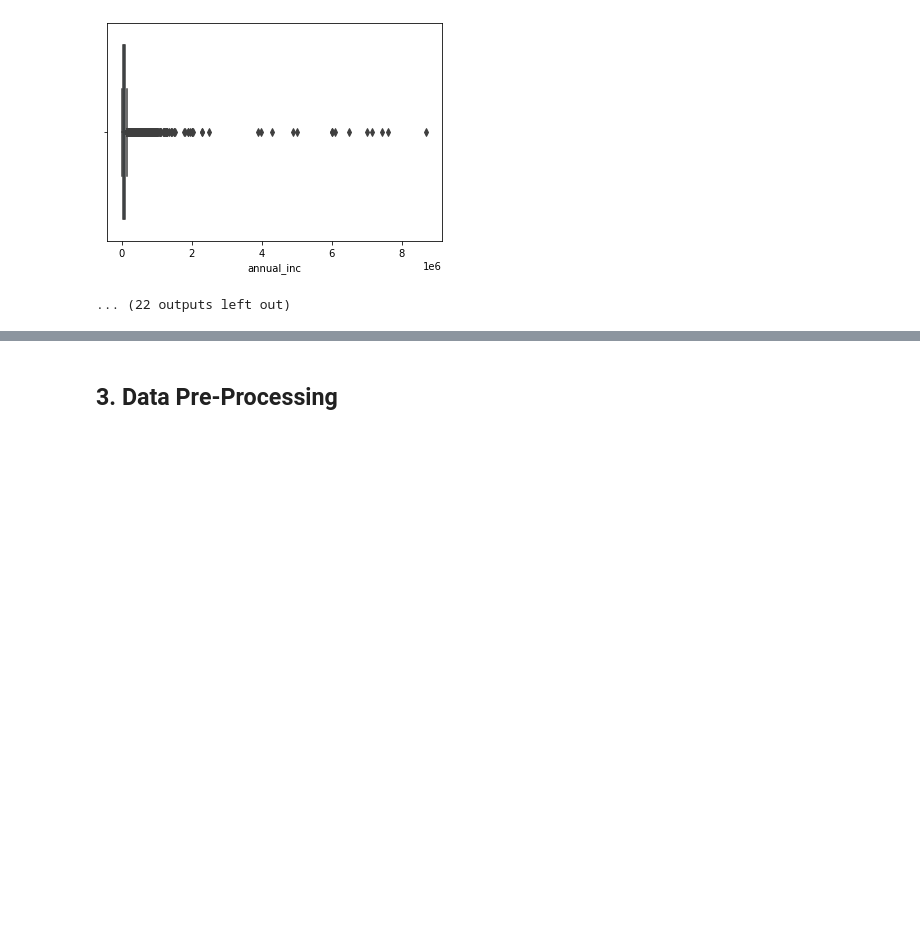
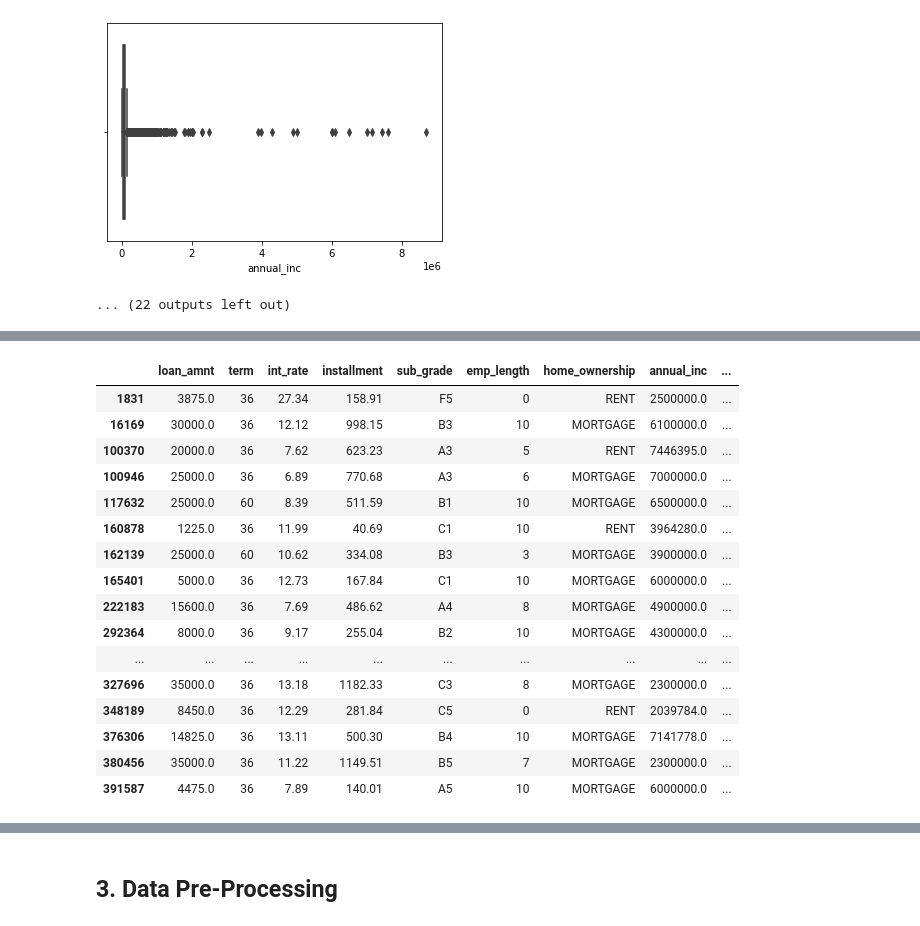
Before and after one commit to Sam-Power/031_dl_loan_status, a Jupyter notebook: 031_dl_loan_status.ipynb, the cells around one changed output, grey strips where cells are left out. Cells and saved outputs as stored; diff of their text form; code cells hidden in the pictures; blank space fills up the shorter version.

```diff
--- a/031_dl_loan_status.ipynb
+++ b/031_dl_loan_status.ipynb
@@ -1167,0 +1179,6 @@ annual_inc
+# %%
+df = df[ df['revol_bal']< 900000]
+# %%
+df = df[df['pub_rec']<10]
+# %%
+df = df[df['dti']<150]
@@ -1167,0 +1208,20 @@ annual_inc
+# %%
+df[df['annual_inc']>2000000]
+# %% [output]
+|  | loan_amnt | term | int_rate | installment | sub_grade | emp_length | home_ownership | annual_inc | ... |
+| 1831 | 3875.0 | 36 | 27.34 | 158.91 | F5 | 0 | RENT | 2500000.0 | ... |
+| 16169 | 30000.0 | 36 | 12.12 | 998.15 | B3 | 10 | MORTGAGE | 6100000.0 | ... |
+| 100370 | 20000.0 | 36 | 7.62 | 623.23 | A3 | 5 | RENT | 7446395.0 | ... |
+| 100946 | 25000.0 | 36 | 6.89 | 770.68 | A3 | 6 | MORTGAGE | 7000000.0 | ... |
+| 117632 | 25000.0 | 60 | 8.39 | 511.59 | B1 | 10 | MORTGAGE | 6500000.0 | ... |
+| 160878 | 1225.0 | 36 | 11.99 | 40.69 | C1 | 10 | RENT | 3964280.0 | ... |
+| 162139 | 25000.0 | 60 | 10.62 | 334.08 | B3 | 3 | MORTGAGE | 3900000.0 | ... |
+| 165401 | 5000.0 | 36 | 12.73 | 167.84 | C1 | 10 | MORTGAGE | 6000000.0 | ... |
+| 222183 | 15600.0 | 36 | 7.69 | 486.62 | A4 | 8 | MORTGAGE | 4900000.0 | ... |
+| 292364 | 8000.0 | 36 | 9.17 | 255.04 | B2 | 10 | MORTGAGE | 4300000.0 | ... |
+| ... | ... | ... | ... | ... | ... | ... | ... | ... | ... |
+| 327696 | 35000.0 | 36 | 13.18 | 1182.33 | C3 | 8 | MORTGAGE | 2300000.0 | ... |
+| 348189 | 8450.0 | 36 | 12.29 | 281.84 | C5 | 0 | RENT | 2039784.0 | ... |
+| 376306 | 14825.0 | 36 | 13.11 | 500.30 | B4 | 10 | MORTGAGE | 7141778.0 | ... |
+| 380456 | 35000.0 | 36 | 11.22 | 1149.51 | B5 | 7 | MORTGAGE | 2300000.0 | ... |
+| 391587 | 4475.0 | 36 | 7.89 | 140.01 | A5 | 10 | MORTGAGE | 6000000.0 | ... |
```
Also changed, not shown: parts of 39 cells of this notebook.
